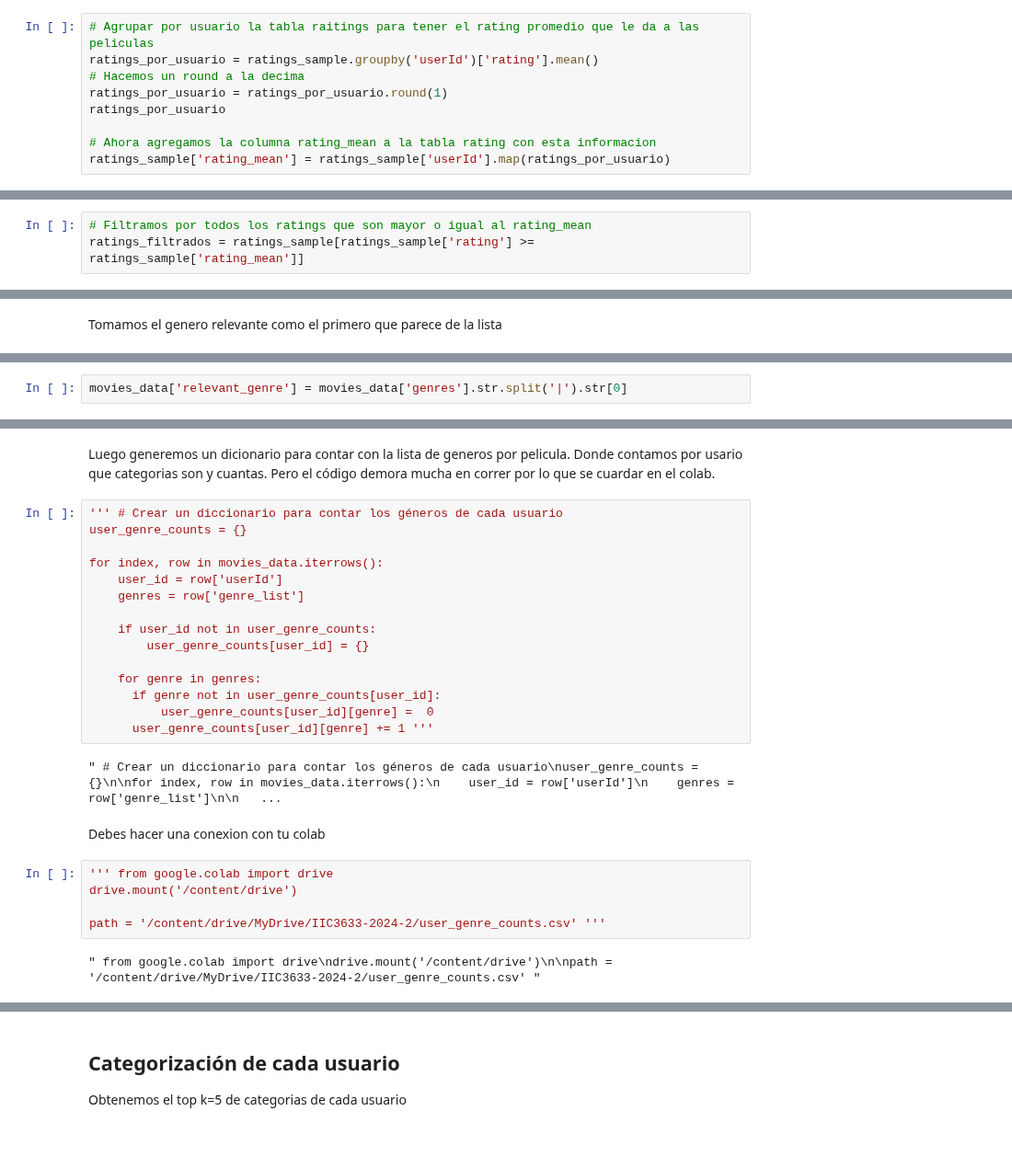
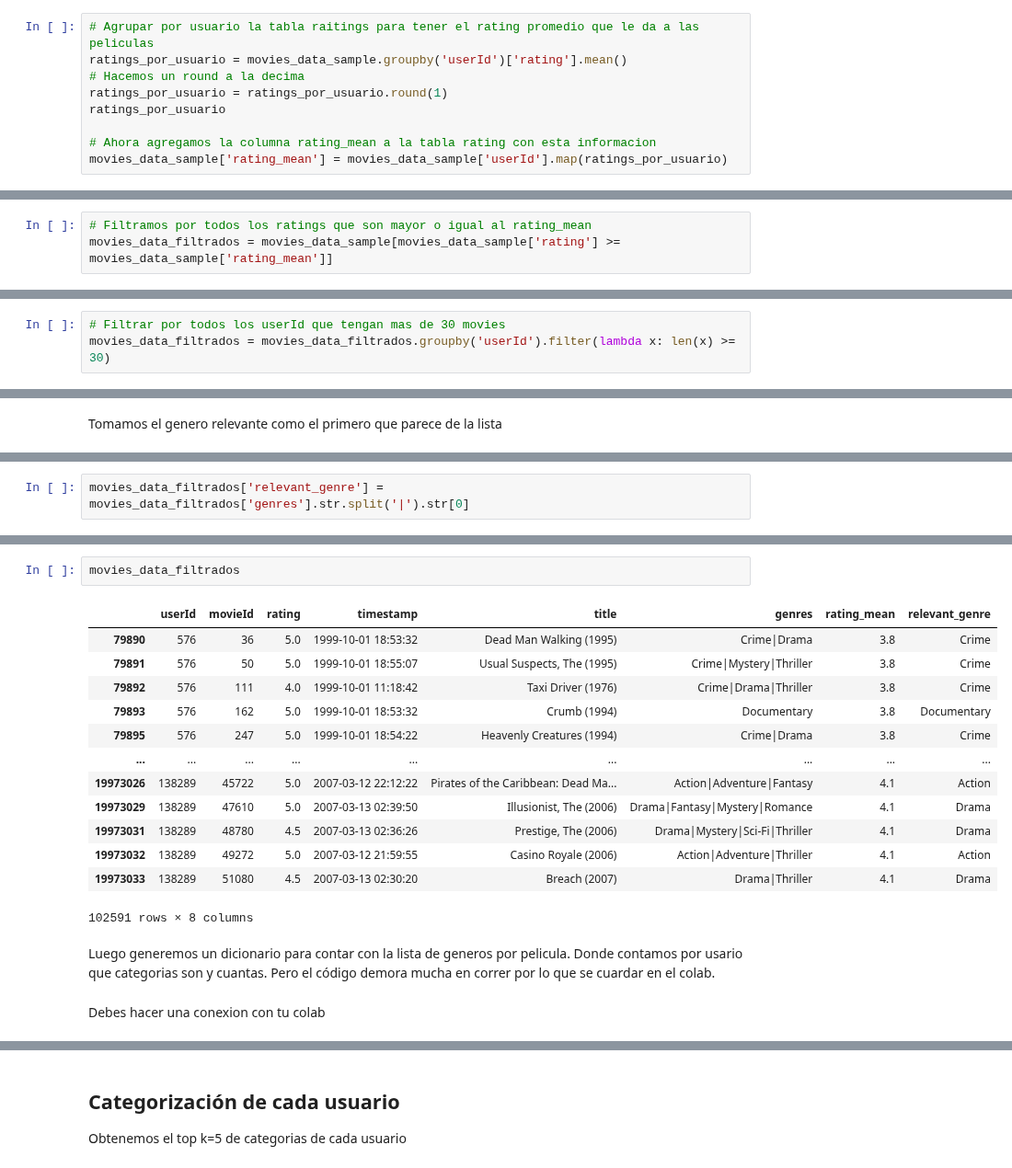
Before and after one commit to ferperezh/IIC3633_ProyectoMetricaDiversidad, a Jupyter notebook: pelicula/pelicula_metrica_diversidad.ipynb, the cells around one changed output, grey strips where cells are left out. Shown at 92% size. Cells and saved outputs as stored; diff of their text form; blank space fills up the shorter version.

```diff
--- a/pelicula/pelicula_metrica_diversidad.ipynb
+++ b/pelicula/pelicula_metrica_diversidad.ipynb
@@ -109,12 +104,12 @@ ratings_sample.shape[0]
 # %%
 # Agrupar por usuario la tabla raitings para tener el rating promedio que le da a las peliculas
-ratings_por_usuario = ratings_sample.groupby('userId')['rating'].mean()
+ratings_por_usuario = movies_data_sample.groupby('userId')['rating'].mean()
 # Hacemos un round a la decima
 ratings_por_usuario = ratings_por_usuario.round(1)
 ratings_por_usuario
 
 # Ahora agregamos la columna rating_mean a la tabla rating con esta informacion
-ratings_sample['rating_mean'] = ratings_sample['userId'].map(ratings_por_usuario)
+movies_data_sample['rating_mean'] = movies_data_sample['userId'].map(ratings_por_usuario)
 # %% [output]
 A value is trying to be set on a copy of a slice from a DataFrame.
 Try using .loc[row_indexer,col_indexer] = value instead
@@ -124,3 +119,3 @@ See the caveats in the documentation: https://pandas.pydata.org/pandas-docs/stab
 # %%
 # Filtramos por todos los ratings que son mayor o igual al rating_mean
-ratings_filtrados = ratings_sample[ratings_sample['rating'] >= ratings_sample['rating_mean']]
+movies_data_filtrados = movies_data_sample[movies_data_sample['rating'] >= movies_data_sample['rating_mean']]
@@ -126,0 +126,3 @@ ratings_filtrados = ratings_sample[ratings_sample['rating'] >= ratings_sample['r
+# %%
+# Filtrar por todos los userId que tengan mas de 30 movies
+movies_data_filtrados = movies_data_filtrados.groupby('userId').filter(lambda x: len(x) >= 30)
@@ -161,2 +147,2 @@ _, movies_data = train_test_split(movies_data,
 # %%
-movies_data['relevant_genre'] = movies_data['genres'].str.split('|').str[0]
+movies_data_filtrados['relevant_genre'] = movies_data_filtrados['genres'].str.split('|').str[0]
@@ -179,28 +149,20 @@ movies_data
+# %%
+movies_data_filtrados
+# %% [output]
+|  | userId | movieId | rating | timestamp | title | genres | rating_mean | relevant_genre |
+| 79890 | 576 | 36 | 5.0 | 1999-10-01 18:53:32 | Dead Man Walking (1995) | Crime|Drama | 3.8 | Crime |
+| 79891 | 576 | 50 | 5.0 | 1999-10-01 18:55:07 | Usual Suspects, The (1995) | Crime|Mystery|Thriller | 3.8 | Crime |
+| 79892 | 576 | 111 | 4.0 | 1999-10-01 11:18:42 | Taxi Driver (1976) | Crime|Drama|Thriller | 3.8 | Crime |
+| 79893 | 576 | 162 | 5.0 | 1999-10-01 18:53:32 | Crumb (1994) | Documentary | 3.8 | Documentary |
+| 79895 | 576 | 247 | 5.0 | 1999-10-01 18:54:22 | Heavenly Creatures (1994) | Crime|Drama | 3.8 | Crime |
+| ... | ... | ... | ... | ... | ... | ... | ... | ... |
+| 19973026 | 138289 | 45722 | 5.0 | 2007-03-12 22:12:22 | Pirates of the Caribbean: Dead Ma... | Action|Adventure|Fantasy | 4.1 | Action |
+| 19973029 | 138289 | 47610 | 5.0 | 2007-03-13 02:39:50 | Illusionist, The (2006) | Drama|Fantasy|Mystery|Romance | 4.1 | Drama |
+| 19973031 | 138289 | 48780 | 4.5 | 2007-03-13 02:36:26 | Prestige, The (2006) | Drama|Mystery|Sci-Fi|Thriller | 4.1 | Drama |
+| 19973032 | 138289 | 49272 | 5.0 | 2007-03-12 21:59:55 | Casino Royale (2006) | Action|Adventure|Thriller | 4.1 | Action |
+| 19973033 | 138289 | 51080 | 4.5 | 2007-03-13 02:30:20 | Breach (2007) | Drama|Thriller | 4.1 | Drama |
+102591 rows × 8 columns
 # %% [markdown]
 Luego generemos un dicionario para contar con la lista de generos por pelicula. Donde contamos por usario que categorias son y cuantas. Pero el código demora mucha en correr por lo que se cuardar en el colab.
-# %%
-''' # Crear un diccionario para contar los géneros de cada usuario
-user_genre_counts = {}
-
-for index, row in movies_data.iterrows():
-    user_id = row['userId']
-    genres = row['genre_list']
-
-    if user_id not in user_genre_counts:
-        user_genre_counts[user_id] = {}
-
-    for genre in genres:
-      if genre not in user_genre_counts[user_id]:
-          user_genre_counts[user_id][genre] =  0
-      user_genre_counts[user_id][genre] += 1 '''
-# %% [output]
-" # Crear un diccionario para contar los géneros de cada usuario\nuser_genre_counts = {}\n\nfor index, row in movies_data.iterrows():\n    user_id = row['userId']\n    genres = row['genre_list']\n\n   ...
 # %% [markdown]
 Debes hacer una conexion con tu colab
-# %%
-''' from google.colab import drive
-drive.mount('/content/drive')
-
-path = '/content/drive/MyDrive/IIC3633-2024-2/user_genre_counts.csv' '''
-# %% [output]
-" from google.colab import drive\ndrive.mount('/content/drive')\n\npath = '/content/drive/MyDrive/IIC3633-2024-2/user_genre_counts.csv' "
```
Also changed, not shown: parts of 47 cells of this notebook.
